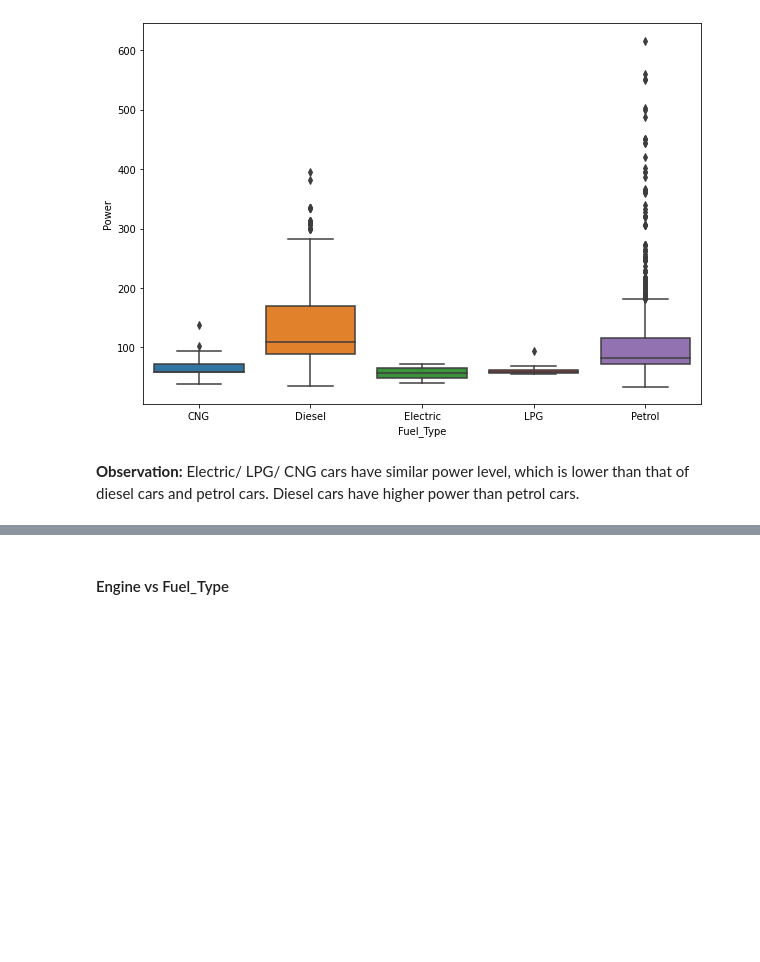
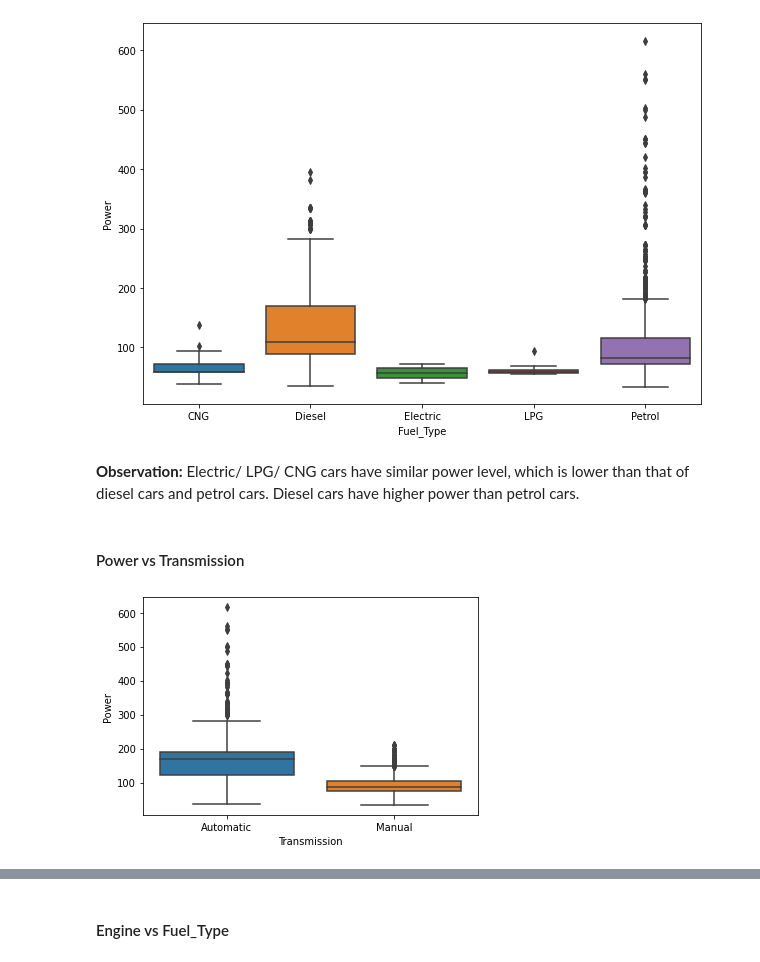
Before and after one commit to liangym2014/Data-science-and-machine-learning, a Jupyter notebook: 2.Cars4U_Project_Solution_Yanming.ipynb, the cells around one changed output, grey strips where cells are left out. Drawn from its saved outputs; the diff is of its cells as text; code cells hidden in the pictures; blank space fills up the shorter version.

Commit message:
Add Power vs Transmission, Year vs Power, Transmission vs Mileage, and Year vs Mileage to EDA.

```diff
--- a/2.Cars4U_Project_Solution_Yanming.ipynb
+++ b/2.Cars4U_Project_Solution_Yanming.ipynb
@@ -647,3 +647,9 @@ sns.boxplot(x = 'Fuel_Type', y = 'Power', data = df);
 [figure]
 # %% [markdown]
 **Observation:** Electric/ LPG/ CNG cars have similar power level, which is lower than that of diesel cars and petrol cars. Diesel cars have higher power than petrol cars.
+# %% [markdown]
+#### Power vs Transmission
+# %%
+sns.boxplot(x = 'Transmission', y = 'Power', data = df);
+# %% [output]
+[figure, added]
```
Also changed, not shown: parts of 49 cells of this notebook.
